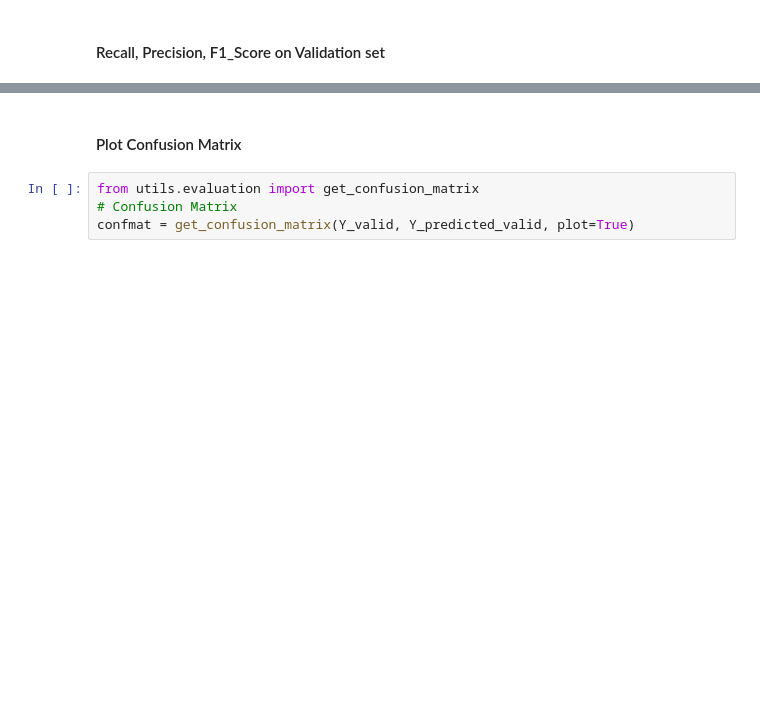
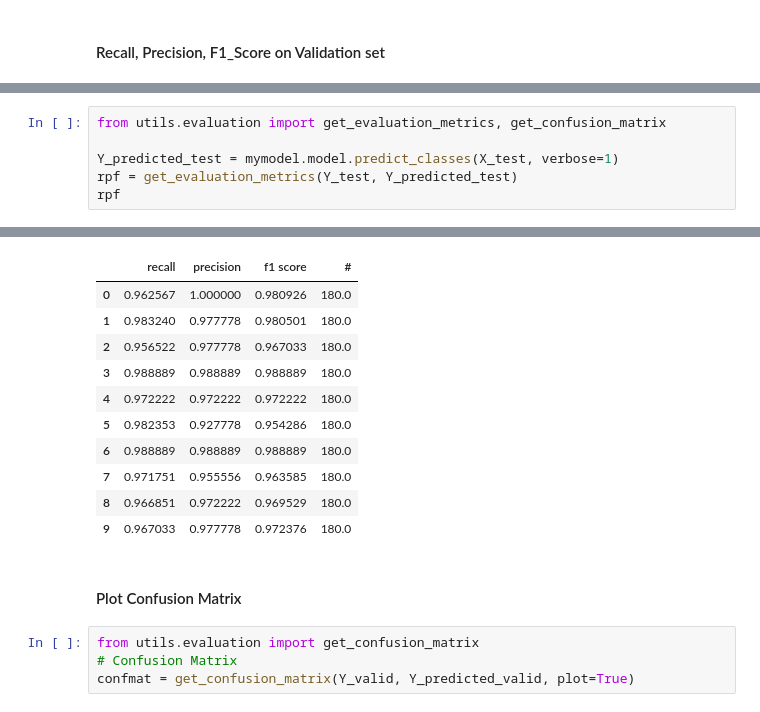
Before and after one commit to ronnymajani/dynamic-motion-data-tools, a Jupyter notebook: naive_thesis.ipynb, the cells around one changed output, grey strips where cells are left out. Cells and saved outputs as stored; diff of their text form; blank space fills up the shorter version.

```diff
--- a/naive_thesis.ipynb
+++ b/naive_thesis.ipynb
@@ -130,0 +139,7 @@ rpf
+# %%
+from utils.evaluation import get_evaluation_metrics, get_confusion_matrix
+
+Y_predicted_test = mymodel.model.predict_classes(X_test, verbose=1)
+rpf = get_evaluation_metrics(Y_test, Y_predicted_test)
+rpf
+# %% [output]
@@ -131,3 +147,14 @@ rpf
+|  | recall | precision | f1 score | # |
+| 0 | 0.962567 | 1.000000 | 0.980926 | 180.0 |
+| 1 | 0.983240 | 0.977778 | 0.980501 | 180.0 |
+| 2 | 0.956522 | 0.977778 | 0.967033 | 180.0 |
+| 3 | 0.988889 | 0.988889 | 0.988889 | 180.0 |
+| 4 | 0.972222 | 0.972222 | 0.972222 | 180.0 |
+| 5 | 0.982353 | 0.927778 | 0.954286 | 180.0 |
+| 6 | 0.988889 | 0.988889 | 0.988889 | 180.0 |
+| 7 | 0.971751 | 0.955556 | 0.963585 | 180.0 |
+| 8 | 0.966851 | 0.972222 | 0.969529 | 180.0 |
+| 9 | 0.967033 | 0.977778 | 0.972376 | 180.0 |
 # %% [markdown]
 #### Plot Confusion Matrix
 # %%
```
Also changed, not shown: parts of 24 cells of this notebook, 3 other files.
